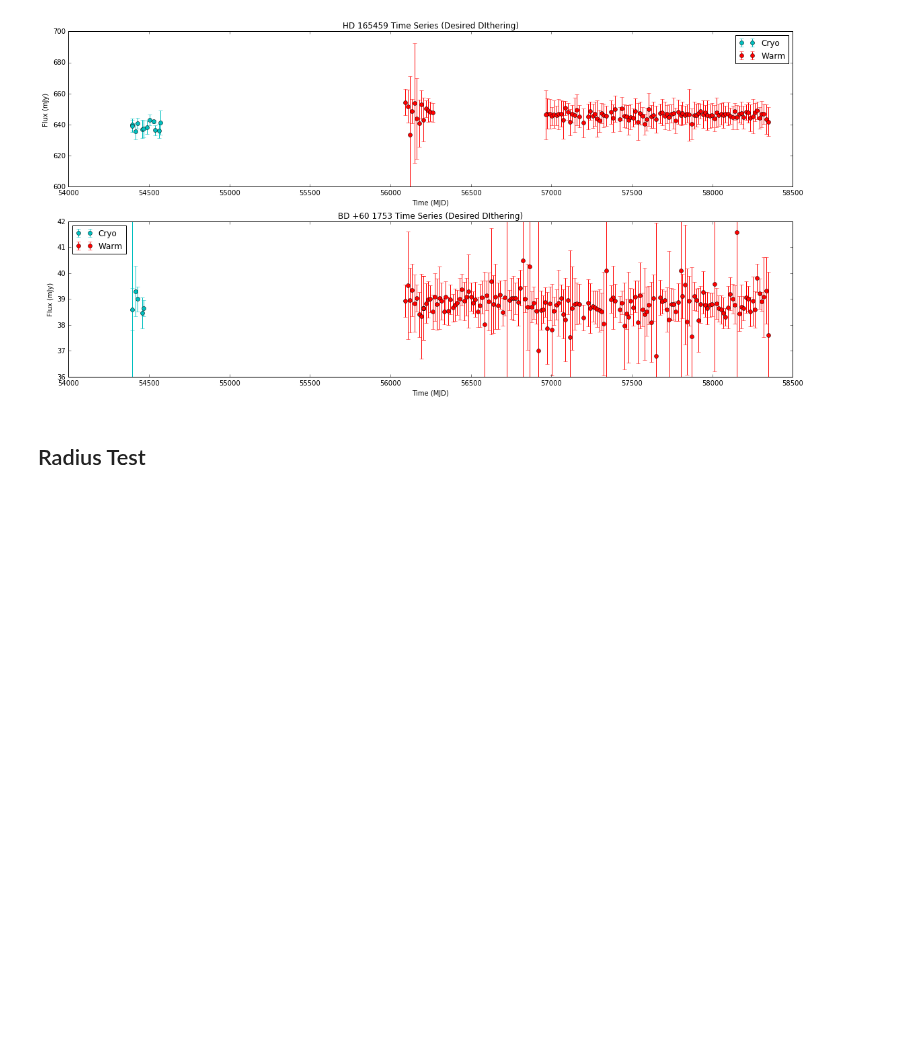
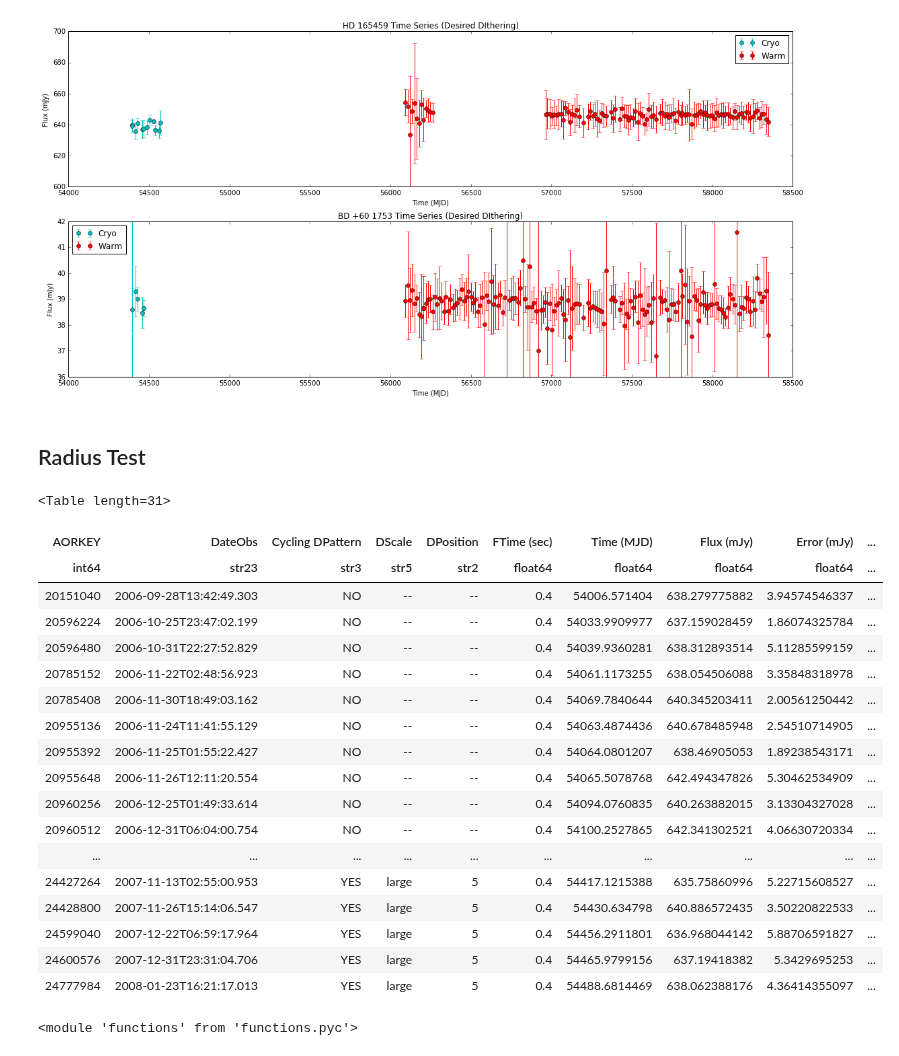
Before and after one commit to eas342/IRAC_photometry, a Jupyter notebook: PhotTests.ipynb, the cells around one changed output. Drawn from its saved outputs; the diff is of its cells as text; code cells hidden in the pictures; blank space fills up the shorter version.

```diff
--- a/PhotTests.ipynb
+++ b/PhotTests.ipynb
@@ -191,6 +194,34 @@ def aor_sample(table, startTime, endTime, star, mission):
 pixLen  = 1.221 #arcsec
 pixArea = pixLen**2 #arcsec^2
 pixArea = pixArea/(206265**2)
+# %%
+mask = (run5['Time (MJD)'] >= 54000) & (run5['Time (MJD)'] <= 54500)
+run5[mask]
+# %% [output]
+<Table length=31>
+| AORKEY | DateObs | Cycling DPattern | DScale | DPosition | FTime (sec) | Time (MJD) | Flux (mJy) | Error (mJy) | ... |
+| int64 | str23 | str3 | str5 | str2 | float64 | float64 | float64 | float64 | ... |
+| 20151040 | 2006-09-28T13:42:49.303 | NO | -- | -- | 0.4 | 54006.571404 | 638.279775882 | 3.94574546337 | ... |
+| 20596224 | 2006-10-25T23:47:02.199 | NO | -- | -- | 0.4 | 54033.9909977 | 637.159028459 | 1.86074325784 | ... |
+| 20596480 | 2006-10-31T22:27:52.829 | NO | -- | -- | 0.4 | 54039.9360281 | 638.312893514 | 5.11285599159 | ... |
+| 20785152 | 2006-11-22T02:48:56.923 | NO | -- | -- | 0.4 | 54061.1173255 | 638.054506088 | 3.35848318978 | ... |
+| 20785408 | 2006-11-30T18:49:03.162 | NO | -- | -- | 0.4 | 54069.7840644 | 640.345203411 | 2.00561250442 | ... |
+| 20955136 | 2006-11-24T11:41:55.129 | NO | -- | -- | 0.4 | 54063.4874436 | 640.678485948 | 2.54510714905 | ... |
+| 20955392 | 2006-11-25T01:55:22.427 | NO | -- | -- | 0.4 | 54064.0801207 | 638.46905053 | 1.89238543171 | ... |
+| 20955648 | 2006-11-26T12:11:20.554 | NO | -- | -- | 0.4 | 54065.5078768 | 642.494347826 | 5.30462534909 | ... |
+| 20960256 | 2006-12-25T01:49:33.614 | NO | -- | -- | 0.4 | 54094.0760835 | 640.263882015 | 3.13304327028 | ... |
+| 20960512 | 2006-12-31T06:04:00.754 | NO | -- | -- | 0.4 | 54100.2527865 | 642.341302521 | 4.06630720334 | ... |
+| ... | ... | ... | ... | ... | ... | ... | ... | ... | ... |
+| 24427264 | 2007-11-13T02:55:00.953 | YES | large | 5 | 0.4 | 54417.1215388 | 635.75860996 | 5.22715608527 | ... |
+| 24428800 | 2007-11-26T15:14:06.547 | YES | large | 5 | 0.4 | 54430.634798 | 640.886572435 | 3.50220822533 | ... |
+| 24599040 | 2007-12-22T06:59:17.964 | YES | large | 5 | 0.4 | 54456.2911801 | 636.968044142 | 5.88706591827 | ... |
+| 24600576 | 2007-12-31T23:31:04.706 | YES | large | 5 | 0.4 | 54465.9799156 | 637.19418382 | 5.3429695253 | ... |
+| 24777984 | 2008-01-23T16:21:17.013 | YES | large | 5 | 0.4 | 54488.6814469 | 638.062388176 | 4.36414355097 | ... |
+# %%
+reload(sep)
+reload(func)
+# %% [output]
+<module 'functions' from 'functions.pyc'>
 # %%
 rad_run5 = aor_sample(run5,54000,54500,'hd165459', 'cryo') #hd cryo
 rad_run6 = aor_sample(run6,57000,57500,'hd165459', 'warm') #hd warm
```
Also changed, not shown: parts of 3 cells of this notebook, 4 other files.
